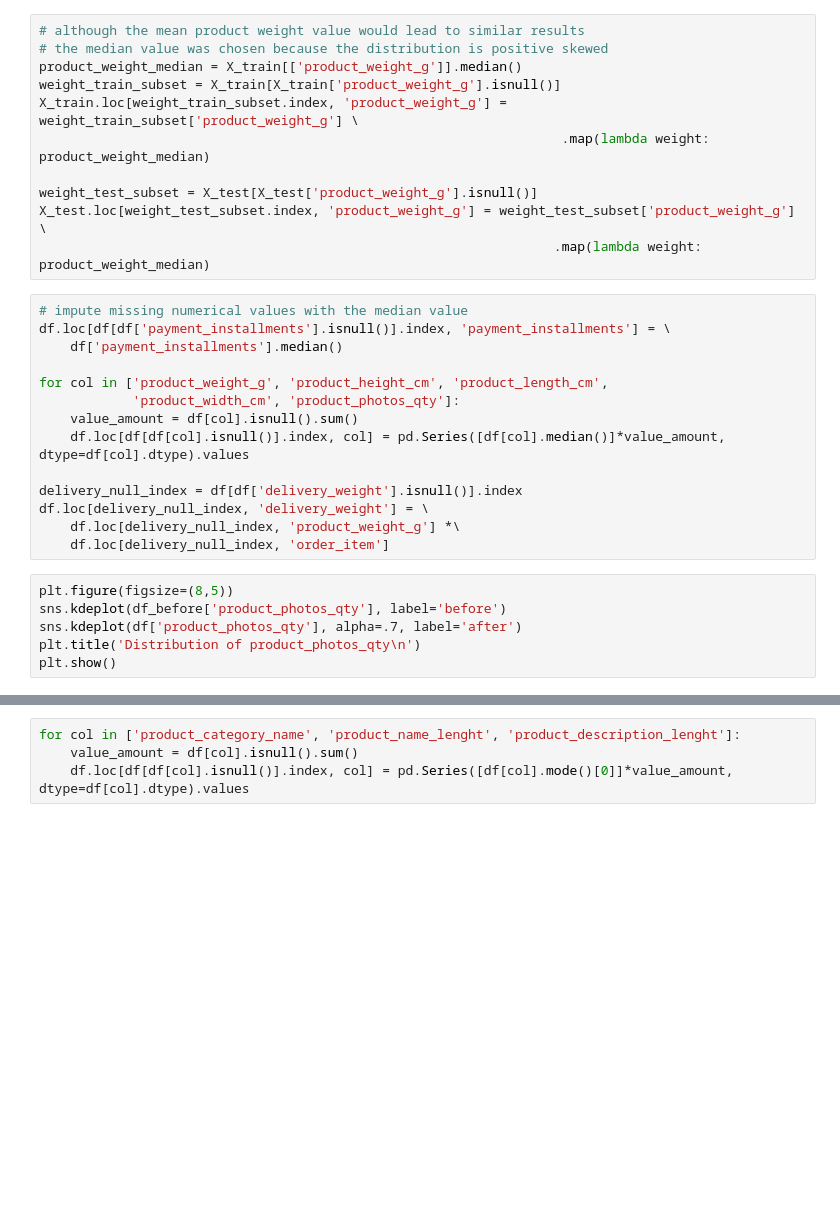
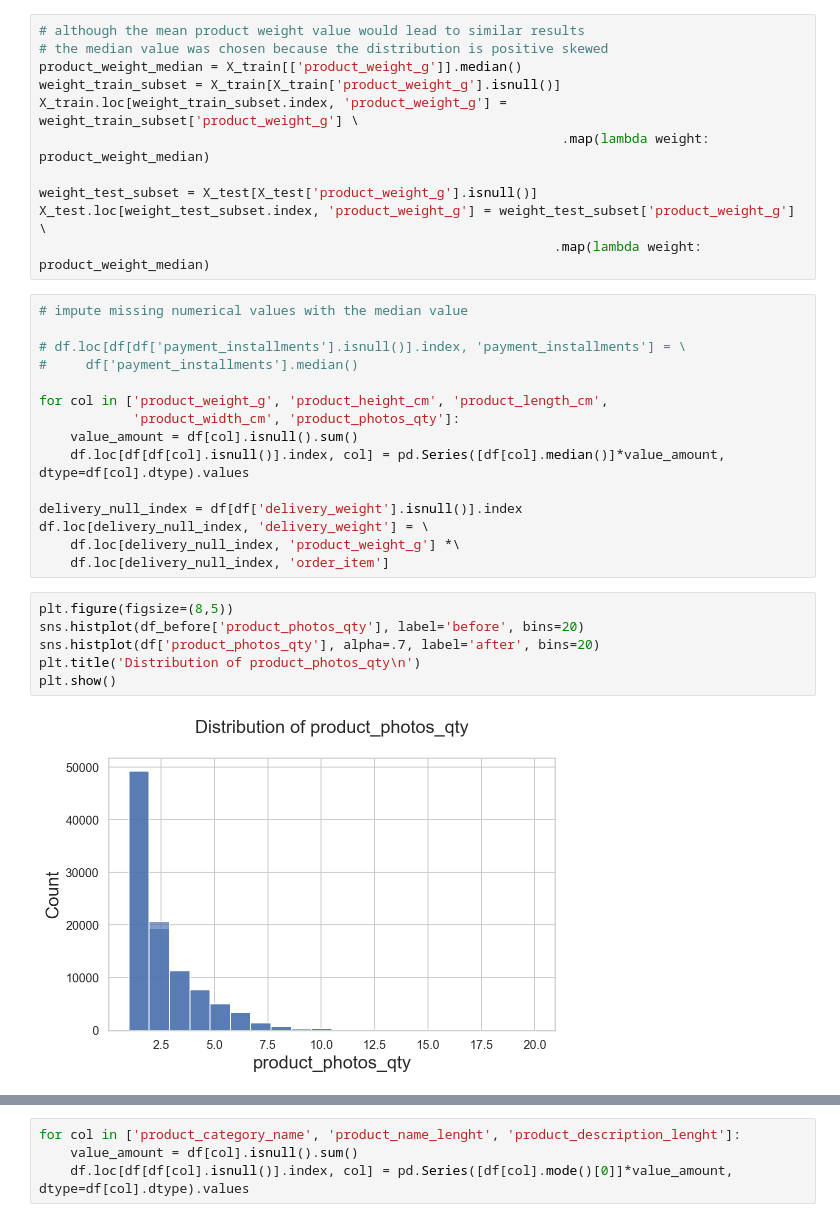
Before and after one commit to androi7/dsi-capstone, a Jupyter notebook: part-01/Ecommerce_EDA.ipynb, the cells around one changed output, grey strips where cells are left out. Cells and saved outputs as stored; diff of their text form; blank space fills up the shorter version.

```diff
--- a/part-01/Ecommerce_EDA.ipynb
+++ b/part-01/Ecommerce_EDA.ipynb
@@ -1520,8 +1611,9 @@ X_test.loc[weight_test_subset.index, 'product_weight_g'] = weight_test_subset['p
                                                                   .map(lambda weight: product_weight_median)
 # %%
 # impute missing numerical values with the median value
-df.loc[df[df['payment_installments'].isnull()].index, 'payment_installments'] = \
-    df['payment_installments'].median()
+
+# df.loc[df[df['payment_installments'].isnull()].index, 'payment_installments'] = \
+#     df['payment_installments'].median()
 
 for col in ['product_weight_g', 'product_height_cm', 'product_length_cm',
             'product_width_cm', 'product_photos_qty']:
@@ -1534,10 +1626,12 @@ df.loc[delivery_null_index, 'delivery_weight'] = \
     df.loc[delivery_null_index, 'order_item']
 # %%
 plt.figure(figsize=(8,5))
-sns.kdeplot(df_before['product_photos_qty'], label='before')
-sns.kdeplot(df['product_photos_qty'], alpha=.7, label='after')
+sns.histplot(df_before['product_photos_qty'], label='before', bins=20)
+sns.histplot(df['product_photos_qty'], alpha=.7, label='after', bins=20)
 plt.title('Distribution of product_photos_qty\n')
 plt.show()
+# %% [output]
+[figure, added]
 # %%
 for col in df_before.columns:
     if col in features_numerical:
```
Also changed, not shown: parts of 30 cells of this notebook, 2 other files.
